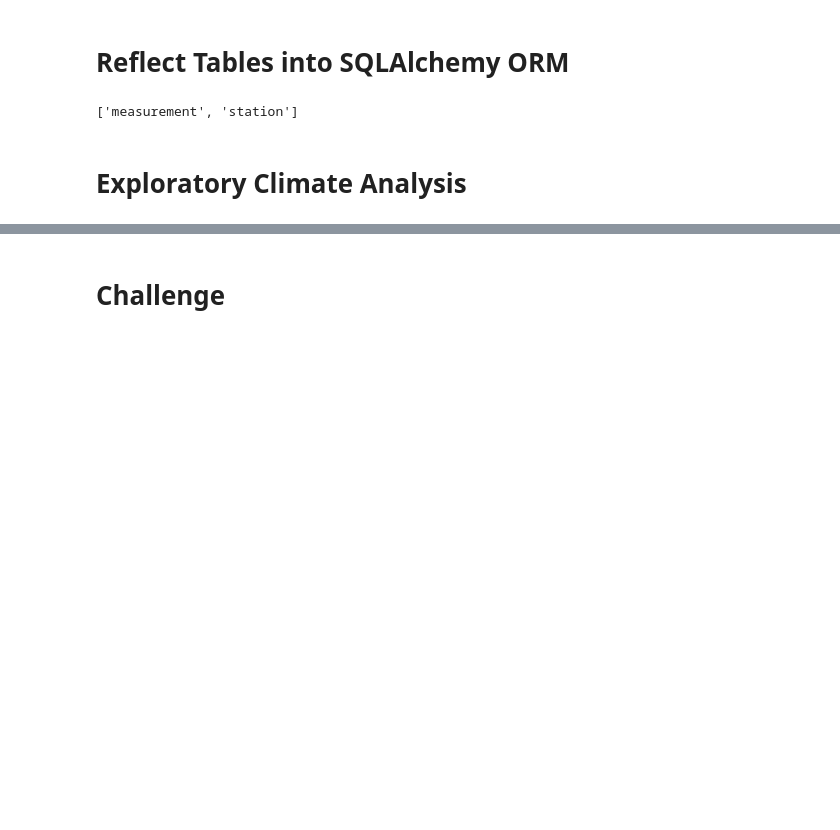
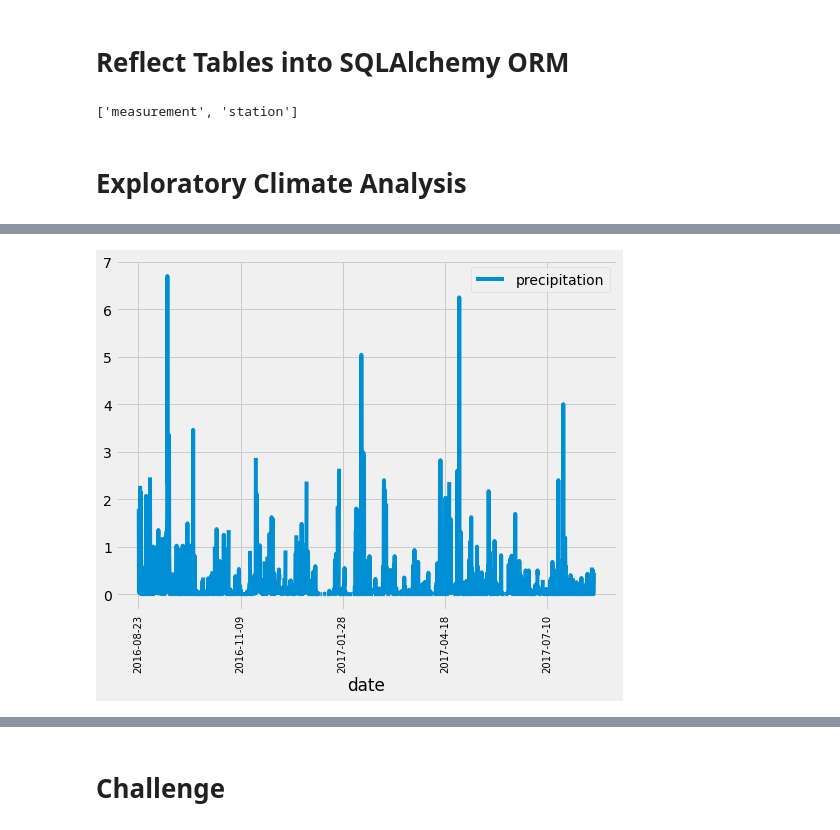
Before and after one commit to Magzzie/Surfs_up, a Jupyter notebook: climate_analysis.ipynb, the cells around one changed output, grey strips where cells are left out. Saved outputs shown, nothing was run; the diff lists cells and outputs as text; code cells hidden in the pictures; blank space fills up the shorter version.

Commit message:
Compeleted precipitation analysis.

```diff
--- a/climate_analysis.ipynb
+++ b/climate_analysis.ipynb
@@ -41,13 +41,11 @@ session = Session(engine)
 # %%
 # Design a query to retrieve the last 12 months of precipitation data and plot the results.
 #Starting from the last data point in the database.
+prev_year = dt.date(2017, 8, 23)
 
 # Calculate the date one year from the last date in data set.
+prev_year = dt.date(2017, 8, 23) - dt.timedelta(days=365)
 
 # Perform a query to retrieve the data and precipitation scores
-
-# Save the query results as a Pandas DataFrame and set the index to the date column
-
-# Sort the dataframe by date
-
-# Use Pandas Plotting with Matplotlib to plot the data
+resutls = []
+results = session.query(Measurement.date, Measurement.prcp).filter(Measurement.date >= prev_year).all()
@@ -53,0 +83,4 @@ session = Session(engine)
+# %%
+# Save the query results as a Pandas DataFrame and set the index to the date column
+df = pd.DataFrame(results, columns=['date', 'precipitation'])
+df.head()
@@ -53,0 +94,6 @@ session = Session(engine)
+# %%
+# Set the index to the date column and print the dataframe with the index.
+df.set_index(df['date'], inplace=True)
+df.head()
+# or use the print()
+# Print(df)
@@ -53,0 +129,5 @@ session = Session(engine)
+# %%
+# Sort the dataframe by date
+df = df.sort_index()
+# Print the sorted list without the index.
+print(df.to_string(index=False))
@@ -54,2 +152,9 @@ session = Session(engine)
+# %%
+# Use Pandas Plotting with Matplotlib to plot the data
+df.plot(figsize=(8, 6))
+plt.xticks(fontsize= '10', rotation=90)
+plt.show()
+# %% [output]
+[figure, added]
 # %%
 # Use Pandas to calcualte the summary statistics for the precipitation data
```
Also changed, not shown: parts of 11 cells of this notebook, 2 other files.
